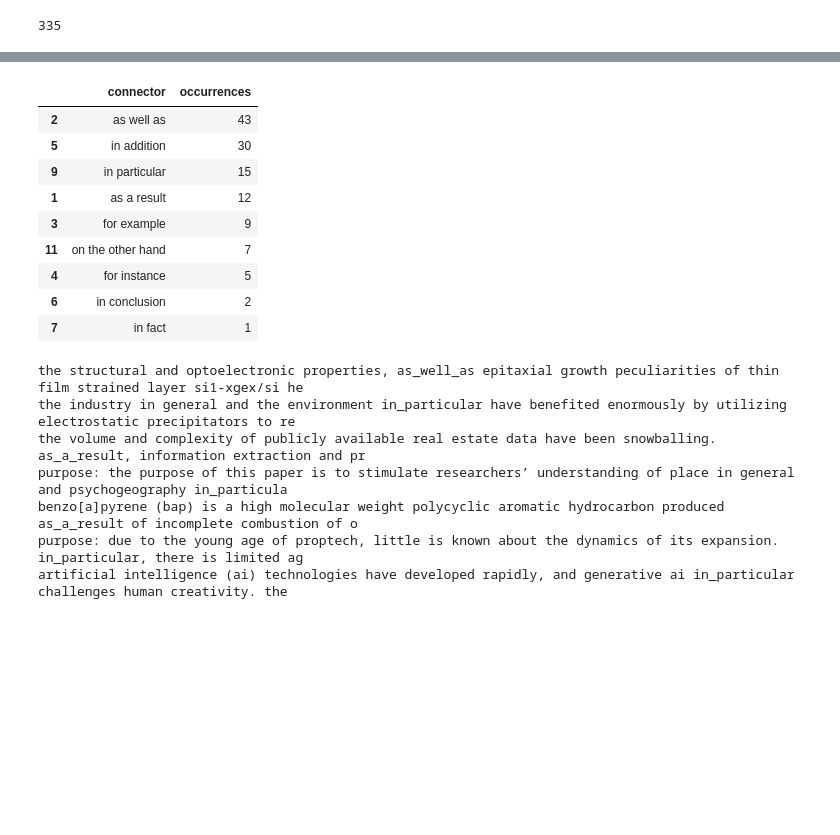
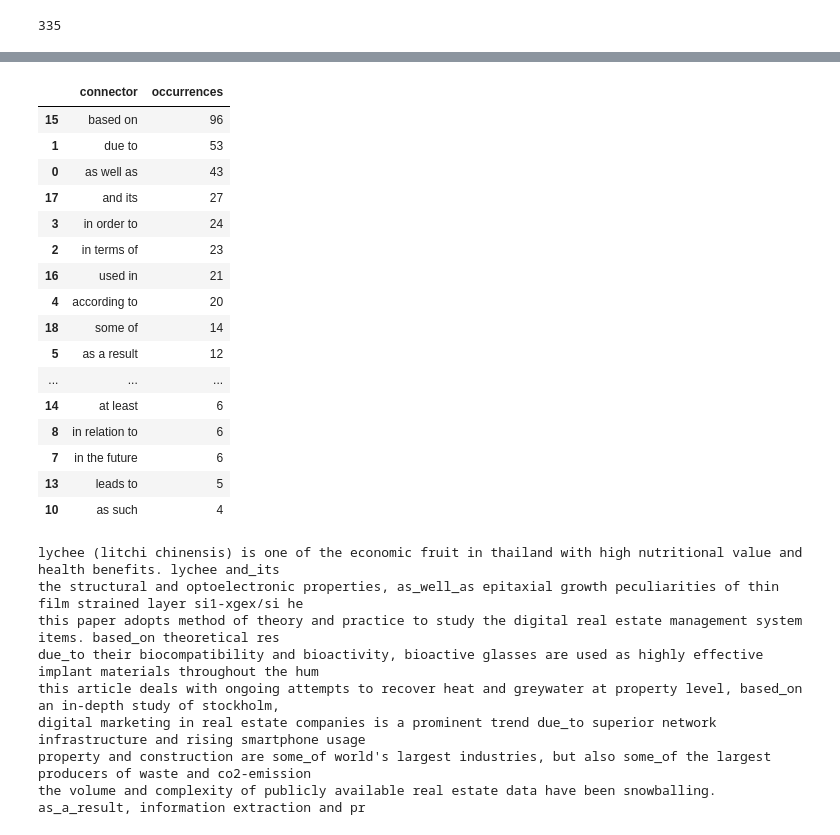
Before and after one commit to jdvelasq/classroom-vibecoding, a Jupyter notebook: implementation/predictiva/P202_tokenizacion/professor/notebook.ipynb, the cells around one changed output, grey strips where cells are left out. Drawn from its saved outputs; the diff is of its cells as text; code cells hidden in the pictures; blank space fills up the shorter version.

Commit message:
Expand text representation examples

```diff
--- a/implementation/predictiva/P202_tokenizacion/professor/notebook.ipynb
+++ b/implementation/predictiva/P202_tokenizacion/professor/notebook.ipynb
@@ -145,43 +145,58 @@ bim-gis semi-automatic prototype based on the depreciated reconstruction cost th
 # %%
 # Se presentan conectores discursivos de varias palabras que aparecen en el corpus; son expresiones generales del inglés y no fórmulas retóricas de abstracts.
 
 selected_connectors = [
-    "as a consequence",
+    "as well as",
+    "due to",
+    "in terms of",
+    "in order to",
+    "according to",
     "as a result",
-    "as well as",
-    "for example",
-    "for instance",
-    "in addition",
-    "in conclusion",
-    "in fact",
-    "in other words",
-    "in particular",
-    "in summary",
-    "on the other hand",
+    "in the process",
+    "in the future",
+    "in relation to",
+    "in that",
+    "as such",
+    "in response to",
+    "leading to",
+    "leads to",
+    "at least",
+    "based on",
+    "used in",
+    "and its",
+    "some of",
+    "to this end",
 ]
 
 connector_counts = pd.DataFrame(
     {
         "connector": selected_connectors,
         "occurrences": [
             dataframe["normalized_text"].str.count(r"\b" + connector + r"\b").sum()
             for connector in selected_connectors
         ],
     }
 ).query("occurrences > 0")
 
 connector_counts.sort_values("occurrences", ascending=False)
 # %% [output]
 |  | connector | occurrences |
-| 2 | as well as | 43 |
-| 5 | in addition | 30 |
-| 9 | in particular | 15 |
-| 1 | as a result | 12 |
-| 3 | for example | 9 |
-| 11 | on the other hand | 7 |
-| 4 | for instance | 5 |
-| 6 | in conclusion | 2 |
-| 7 | in fact | 1 |
+| 15 | based on | 96 |
+| 1 | due to | 53 |
+| 0 | as well as | 43 |
+| 17 | and its | 27 |
+| 3 | in order to | 24 |
+| 2 | in terms of | 23 |
+| 16 | used in | 21 |
+| 4 | according to | 20 |
+| 18 | some of | 14 |
+| 5 | as a result | 12 |
+| ... | ... | ... |
+| 14 | at least | 6 |
+| 8 | in relation to | 6 |
+| 7 | in the future | 6 |
+| 13 | leads to | 5 |
+| 10 | as such | 4 |
 # %%
 # Se marcan los conectores sin eliminarlos todavía para que la etapa posterior pueda decidir si conservan o no valor analítico.
 
@@ -198,13 +213,14 @@ marked_abstracts = abstract_previews[abstract_previews.str.contains("_")].head(8
 for abstract in marked_abstracts:
     print(abstract)
 # %% [output]
+lychee (litchi chinensis) is one of the economic fruit in thailand with high nutritional value and health benefits. lychee and_its
 the structural and optoelectronic properties, as_well_as epitaxial growth peculiarities of thin film strained layer si1-xgex/si he
-the industry in general and the environment in_particular have benefited enormously by utilizing electrostatic precipitators to re
+this paper adopts method of theory and practice to study the digital real estate management system items. based_on theoretical res
+due_to their biocompatibility and bioactivity, bioactive glasses are used as highly effective implant materials throughout the hum
+this article deals with ongoing attempts to recover heat and greywater at property level, based_on an in-depth study of stockholm,
+digital marketing in real estate companies is a prominent trend due_to superior network infrastructure and rising smartphone usage
+property and construction are some_of world's largest industries, but also some_of the largest producers of waste and co2-emission
 the volume and complexity of publicly available real estate data have been snowballing. as_a_result, information extraction and pr
-purpose: the purpose of this paper is to stimulate researchers’ understanding of place in general and psychogeography in_particula
-benzo[a]pyrene (bap) is a high molecular weight polycyclic aromatic hydrocarbon produced as_a_result of incomplete combustion of o
-purpose: due to the young age of proptech, little is known about the dynamics of its expansion. in_particular, there is limited ag
-artificial intelligence (ai) technologies have developed rapidly, and generative ai in_particular challenges human creativity. the
 # %%
 # Se presentan fórmulas retóricas de abstracts que aparecen en el corpus; no son conectores discursivos y se tratarán en una etapa distinta.
 
```
Also changed, not shown: parts of 5 cells of this notebook, 4 other files.
